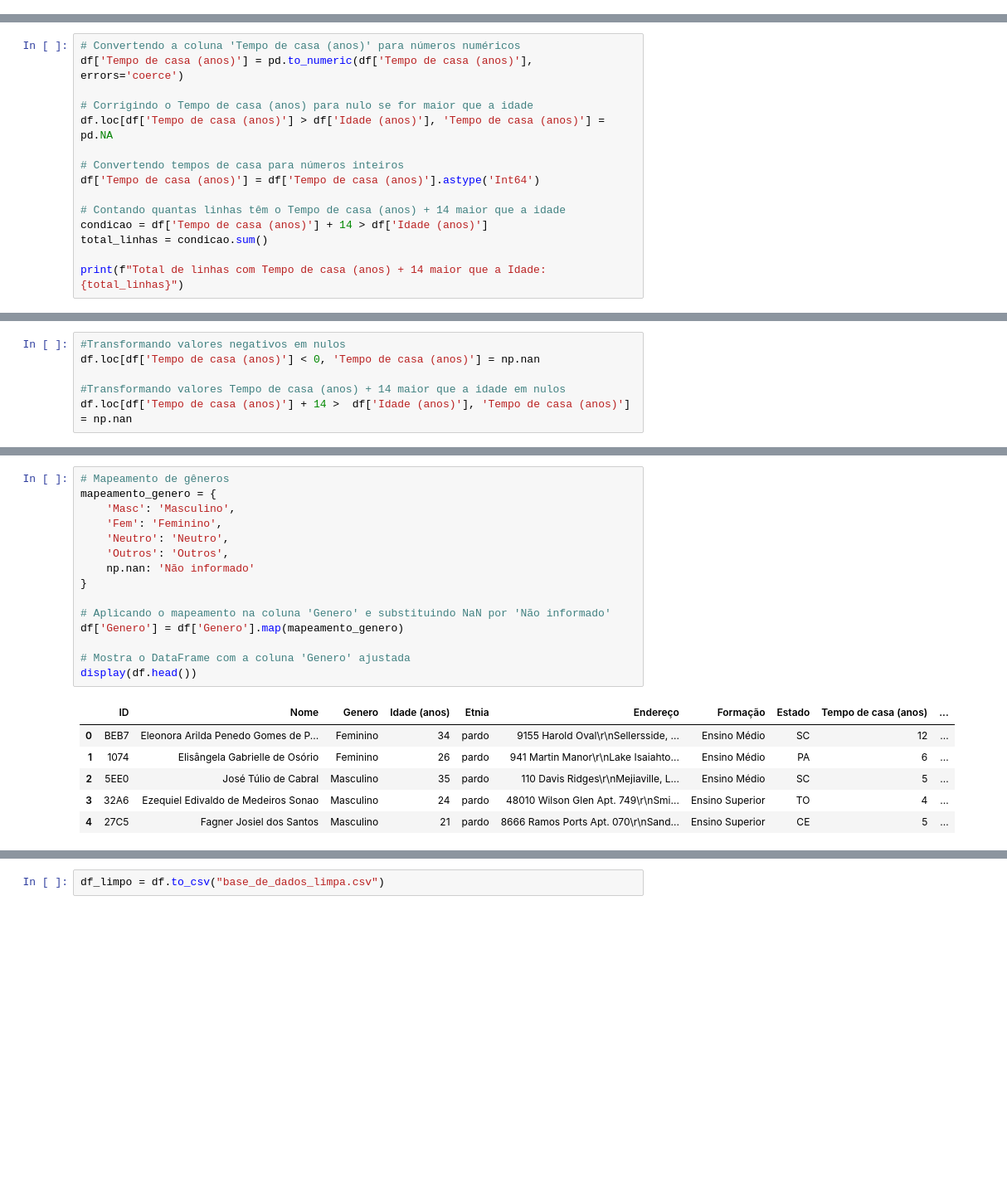
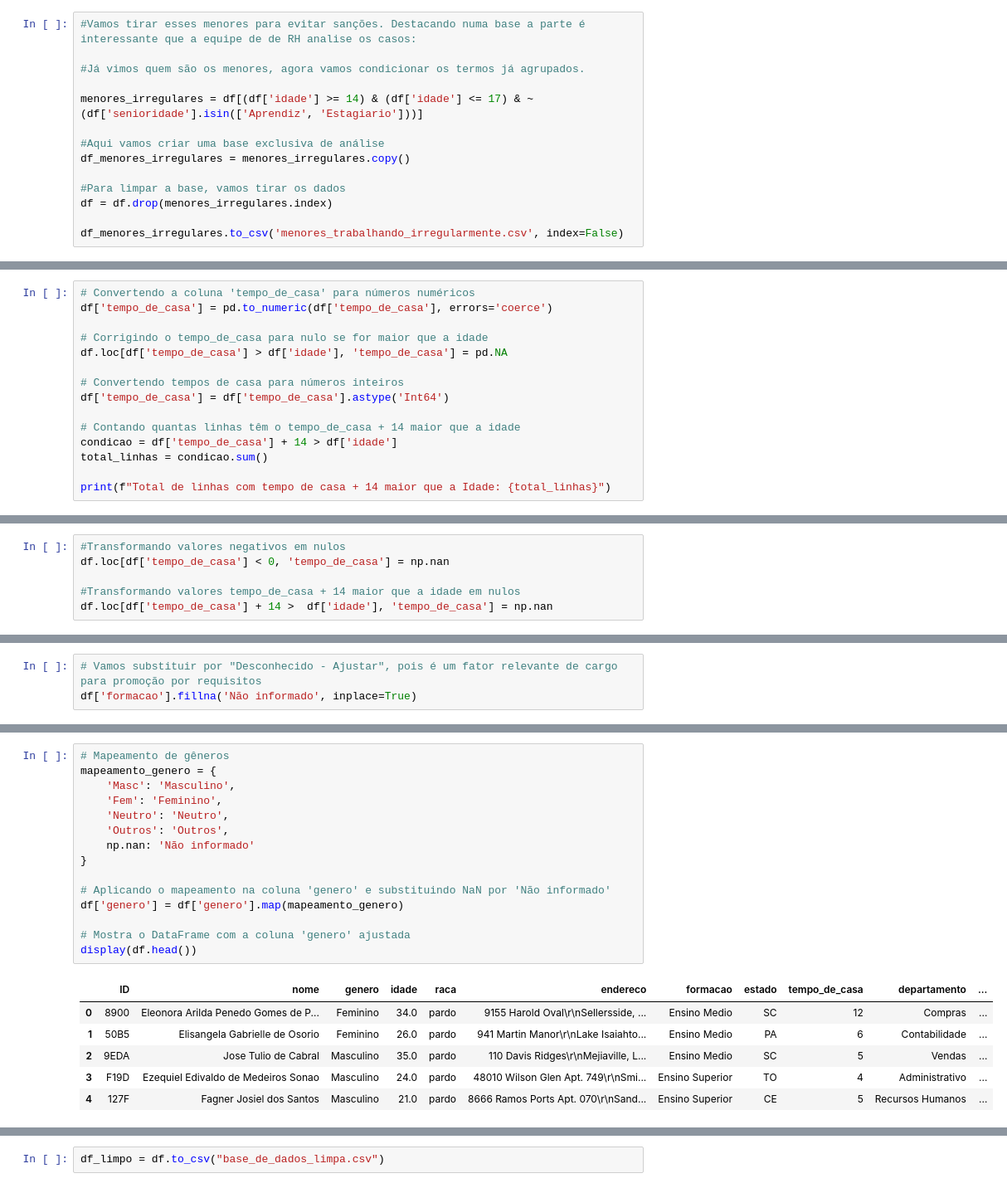
Before and after one commit to Ada-Empregabilidade/adahack-2024-dados, a Jupyter notebook: Entregas/DD-08/codigo.ipynb, the cells around one changed output, grey strips where cells are left out. Shown at 83% size. Drawn from its saved outputs; the diff is of its cells as text; blank space fills up the shorter version.

```diff
--- a/Entregas/DD-08/codigo.ipynb
+++ b/Entregas/DD-08/codigo.ipynb
@@ -169,0 +207,14 @@ print(df.head())
+# %%
+#Vamos tirar esses menores para evitar sanções. Destacando numa base a parte é interessante que a equipe de de RH analise os casos:
+
+#Já vimos quem são os menores, agora vamos condicionar os termos já agrupados.
+
+menores_irregulares = df[(df['idade'] >= 14) & (df['idade'] <= 17) & ~(df['senioridade'].isin(['Aprendiz', 'Estagiario']))]
+
+#Aqui vamos criar uma base exclusiva de análise
+df_menores_irregulares = menores_irregulares.copy()
+
+#Para limpar a base, vamos tirar os dados
+df = df.drop(menores_irregulares.index)
+
+df_menores_irregulares.to_csv('menores_trabalhando_irregularmente.csv', index=False)
@@ -170,16 +223,16 @@ print(df.head())
 # %%
-# Convertendo a coluna 'Tempo de casa (anos)' para números numéricos
-df['Tempo de casa (anos)'] = pd.to_numeric(df['Tempo de casa (anos)'], errors='coerce')
+# Convertendo a coluna 'tempo_de_casa' para números numéricos
+df['tempo_de_casa'] = pd.to_numeric(df['tempo_de_casa'], errors='coerce')
 
-# Corrigindo o Tempo de casa (anos) para nulo se for maior que a idade
-df.loc[df['Tempo de casa (anos)'] > df['Idade (anos)'], 'Tempo de casa (anos)'] = pd.NA
+# Corrigindo o tempo_de_casa para nulo se for maior que a idade
+df.loc[df['tempo_de_casa'] > df['idade'], 'tempo_de_casa'] = pd.NA
 
 # Convertendo tempos de casa para números inteiros
-df['Tempo de casa (anos)'] = df['Tempo de casa (anos)'].astype('Int64')
+df['tempo_de_casa'] = df['tempo_de_casa'].astype('Int64')
 
-# Contando quantas linhas têm o Tempo de casa (anos) + 14 maior que a idade
-condicao = df['Tempo de casa (anos)'] + 14 > df['Idade (anos)']
+# Contando quantas linhas têm o tempo_de_casa + 14 maior que a idade
+condicao = df['tempo_de_casa'] + 14 > df['idade']
 total_linhas = condicao.sum()
 
-print(f"Total de linhas com Tempo de casa (anos) + 14 maior que a Idade: {total_linhas}")
+print(f"Total de linhas com tempo de casa + 14 maior que a Idade: {total_linhas}")
 # %% [output]
@@ -187,6 +242,6 @@ Total de linhas com Tempo de casa (anos) + 14 maior que a Idade: 798
 # %%
 #Transformando valores negativos em nulos
-df.loc[df['Tempo de casa (anos)'] < 0, 'Tempo de casa (anos)'] = np.nan
+df.loc[df['tempo_de_casa'] < 0, 'tempo_de_casa'] = np.nan
 
-#Transformando valores Tempo de casa (anos) + 14 maior que a idade em nulos
-df.loc[df['Tempo de casa (anos)'] + 14 >  df['Idade (anos)'], 'Tempo de casa (anos)'] = np.nan
+#Transformando valores tempo_de_casa + 14 maior que a idade em nulos
+df.loc[df['tempo_de_casa'] + 14 >  df['idade'], 'tempo_de_casa'] = np.nan
@@ -230,0 +250,3 @@ print(df.head())
+# %%
+# Vamos substituir por "Desconhecido - Ajustar", pois é um fator relevante de cargo para promoção por requisitos
+df['formacao'].fillna('Não informado', inplace=True)
@@ -231,22 +255,22 @@ print(df.head())
 # %%
 # Mapeamento de gêneros
 mapeamento_genero = {
     'Masc': 'Masculino',
     'Fem': 'Feminino',
     'Neutro': 'Neutro',
     'Outros': 'Outros',
     np.nan: 'Não informado'
 }
 
-# Aplicando o mapeamento na coluna 'Genero' e substituindo NaN por 'Não informado'
-df['Genero'] = df['Genero'].map(mapeamento_genero)
+# Aplicando o mapeamento na coluna 'genero' e substituindo NaN por 'Não informado'
+df['genero'] = df['genero'].map(mapeamento_genero)
 
-# Mostra o DataFrame com a coluna 'Genero' ajustada
+# Mostra o DataFrame com a coluna 'genero' ajustada
 display(df.head())
 # %% [output]
-|  | ID | Nome | Genero | Idade (anos) | Etnia | Endereço | Formação | Estado | Tempo de casa (anos) | ... |
-| 0 | BEB7 | Eleonora Arilda Penedo Gomes de P... | Feminino | 34 | pardo | 9155 Harold Oval\r\nSellersside, ... | Ensino Médio | SC | 12 | ... |
-| 1 | 1074 | Elisângela Gabrielle de Osório | Feminino | 26 | pardo | 941 Martin Manor\r\nLake Isaiahto... | Ensino Médio | PA | 6 | ... |
-| 2 | 5EE0 | José Túlio de Cabral | Masculino | 35 | pardo | 110 Davis Ridges\r\nMejiaville, L... | Ensino Médio | SC | 5 | ... |
-| 3 | 32A6 | Ezequiel Edivaldo de Medeiros Sonao | Masculino | 24 | pardo | 48010 Wilson Glen Apt. 749\r\nSmi... | Ensino Superior | TO | 4 | ... |
-| 4 | 27C5 | Fagner Josiel dos Santos | Masculino | 21 | pardo | 8666 Ramos Ports Apt. 070\r\nSand... | Ensino Superior | CE | 5 | ... |
+|  | ID | nome | genero | idade | raca | endereco | formacao | estado | tempo_de_casa | departamento | ... |
+| 0 | 8900 | Eleonora Arilda Penedo Gomes de P... | Feminino | 34.0 | pardo | 9155 Harold Oval\r\nSellersside, ... | Ensino Medio | SC | 12 | Compras | ... |
+| 1 | 50B5 | Elisangela Gabrielle de Osorio | Feminino | 26.0 | pardo | 941 Martin Manor\r\nLake Isaiahto... | Ensino Medio | PA | 6 | Contabilidade | ... |
+| 2 | 9EDA | Jose Tulio de Cabral | Masculino | 35.0 | pardo | 110 Davis Ridges\r\nMejiaville, L... | Ensino Medio | SC | 5 | Vendas | ... |
+| 3 | F19D | Ezequiel Edivaldo de Medeiros Sonao | Masculino | 24.0 | pardo | 48010 Wilson Glen Apt. 749\r\nSmi... | Ensino Superior | TO | 4 | Administrativo | ... |
+| 4 | 127F | Fagner Josiel dos Santos | Masculino | 21.0 | pardo | 8666 Ramos Ports Apt. 070\r\nSand... | Ensino Superior | CE | 5 | Recursos Humanos | ... |
```
Also changed, not shown: parts of 120 cells of this notebook, 3 other files.
